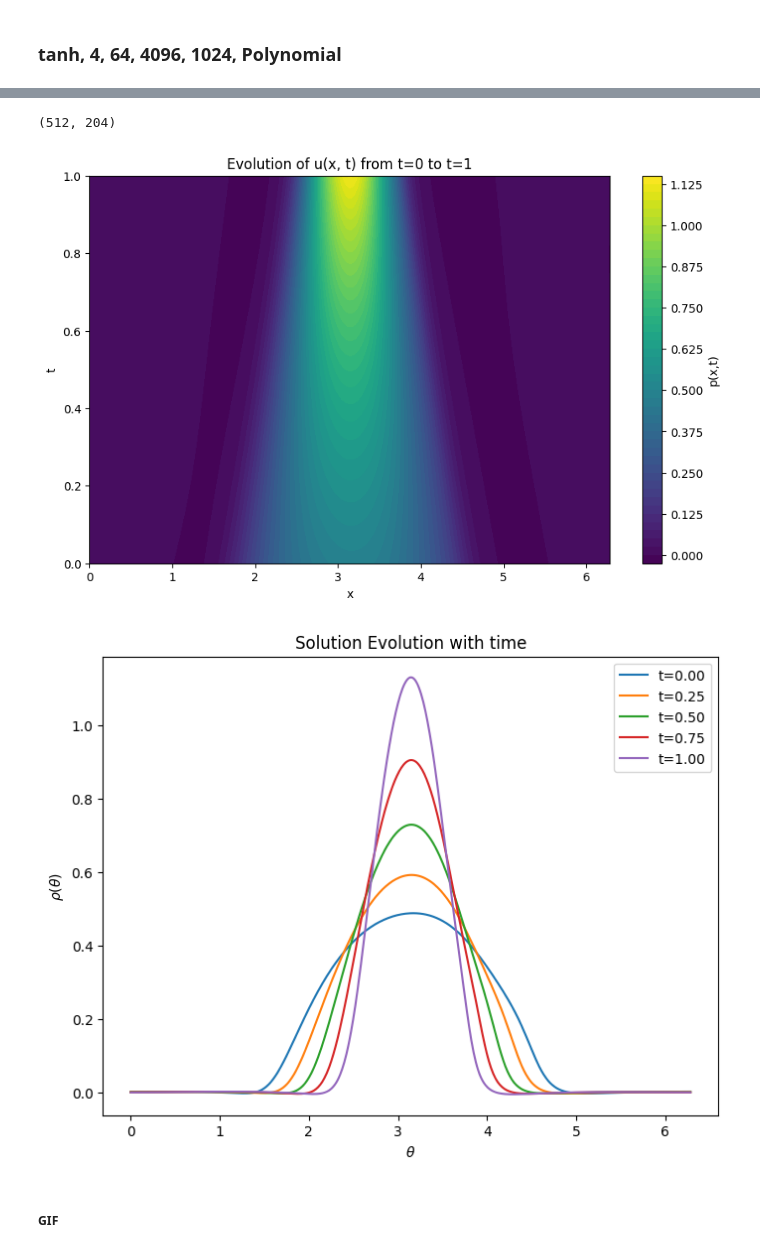
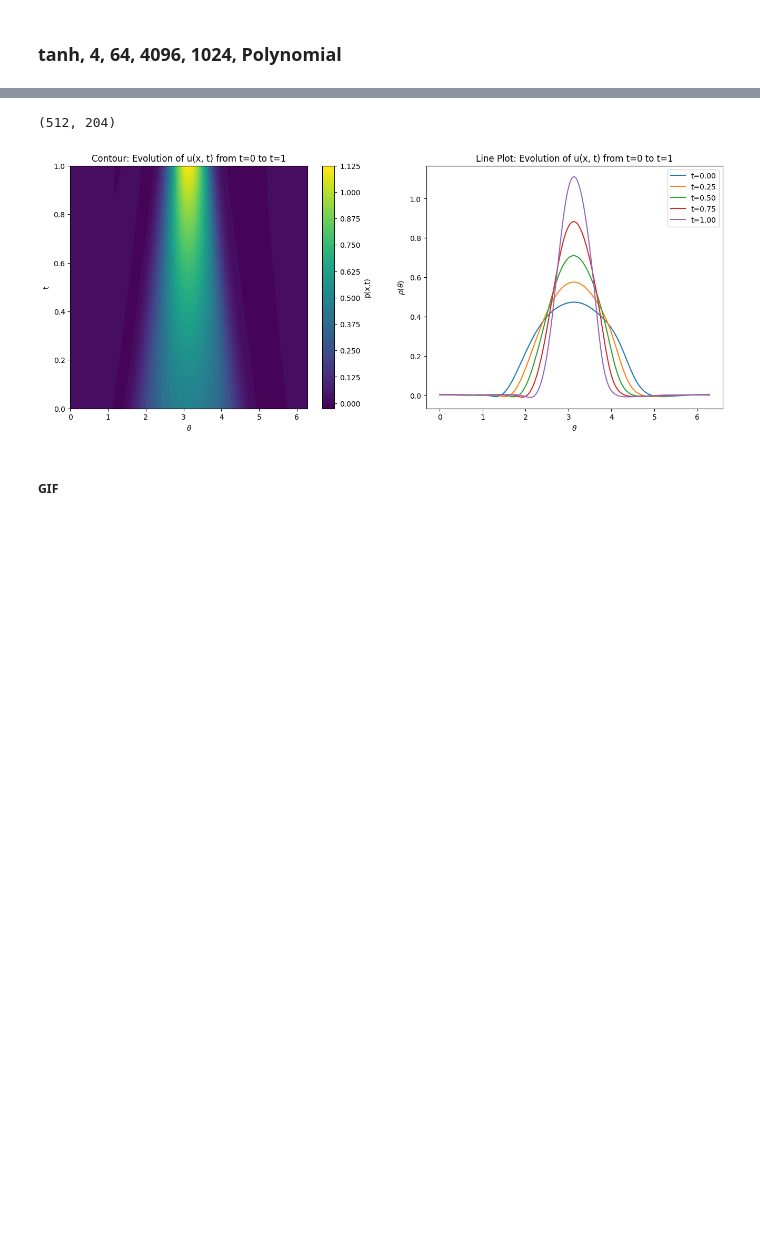
Before and after one commit to nishantak/numerical_sim_PINN, a Jupyter notebook: PINN_Kuramoto/pinn_solver.ipynb, the cells around one changed output, grey strips where cells are left out. Drawn from its saved outputs; the diff is of its cells as text; code cells hidden in the pictures; blank space fills up the shorter version.

```diff
--- a/PINN_Kuramoto/pinn_solver.ipynb
+++ b/PINN_Kuramoto/pinn_solver.ipynb
@@ -254,7 +268,7 @@ print(summary(model), '\n')
 INITIAL = 'polynomial'
 u0 = initialise(theta_init)
 
-trainer(u0, model, optimizer, num_epochs=4096)
+losses = trainer(u0, model, optimizer, theta_colloc, t_colloc, num_epochs=4096, plot_losses=True)
 # %% [output]
 =================================================================
 Layer (type:depth-idx)                   Param #
@@ -277,14 +291,13 @@ Epoch 3584, Total Loss: 0.000041, PDE Loss: 0.000017, IC Loss: 0.000024
 # %%
 model.eval()
 with torch.no_grad():
     u_n = model(x_test).reshape(Nx, Nt).cpu().numpy()
     print(u_n.shape)
 
-plot(u_n)
+plot(u_n, f"Evolution of u(x, t) from t=0 to t={Tf}")
 # %% [output]
 (512, 204)
-[figure, old version]
+[figure, new version]
-[figure, removed]
 # %% [markdown]
 ##### GIF
 # %%
```
Also changed, not shown: parts of 17 cells of this notebook, 3 other files.
